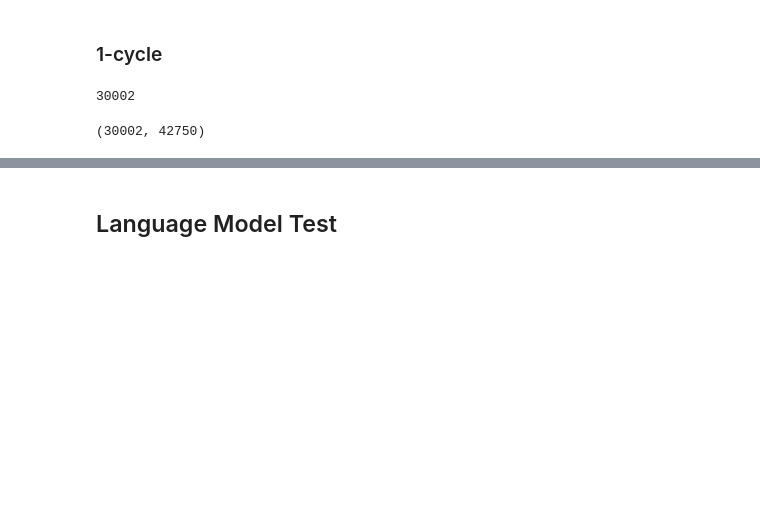
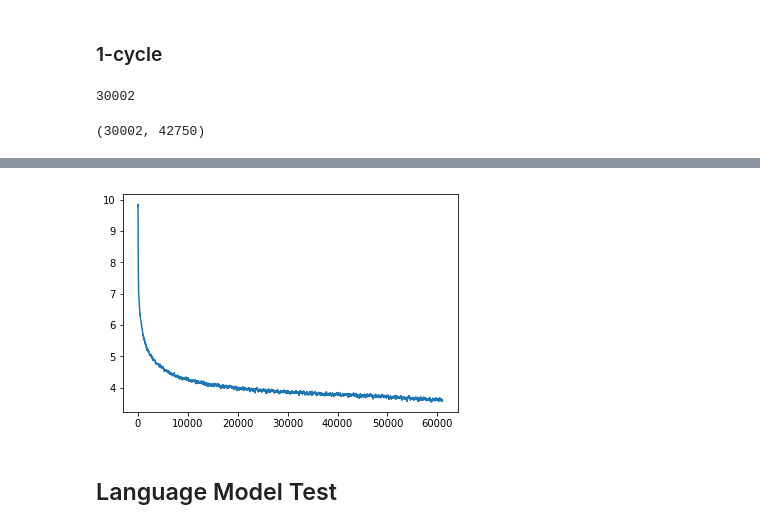
Before and after one commit to monilouise/deep-learning, a Jupyter notebook: nlp/language-models/pt/PT_Language_Model.ipynb, the cells around one changed output, grey strips where cells are left out. Drawn from its saved outputs; the diff is of its cells as text; code cells hidden in the pictures; blank space fills up the shorter version.

```diff
--- a/nlp/language-models/pt/PT_Language_Model.ipynb
+++ b/nlp/language-models/pt/PT_Language_Model.ipynb
@@ -368,0 +397,2 @@ learner.save('lm_PT_1_cycle')
+# %%
+learner.fit(lr, 1, cycle_len=2, use_clr_beta=(10,10,0.95,0.85))
@@ -368,0 +407,4 @@ learner.save('lm_PT_1_cycle')
+# %%
+learner.sched.plot_loss()
+# %% [output]
+[figure, added]
```
Also changed, not shown: parts of 27 cells of this notebook.
